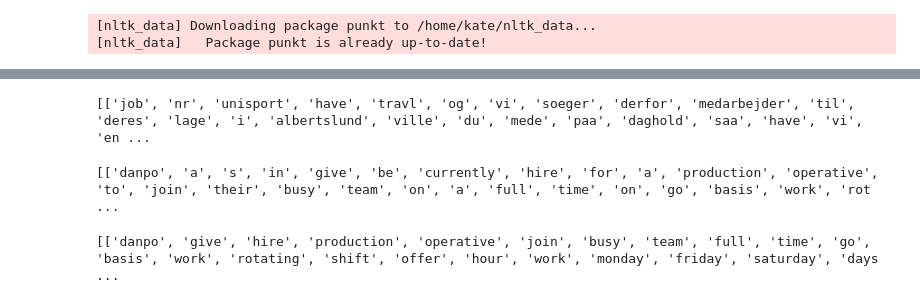
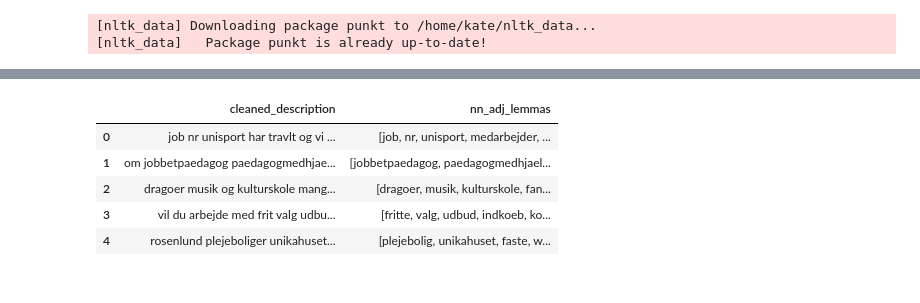
Before and after one commit to centre-for-humanities-computing/jobnet, a Jupyter notebook: src/application/load_data.ipynb, the cells around one changed output, grey strips where cells are left out. Drawn from its saved outputs; the diff is of its cells as text; code cells hidden in the pictures.

```diff
--- a/src/application/load_data.ipynb
+++ b/src/application/load_data.ipynb
@@ -70,14 +13,0 @@ print(len(other))
-# %%
-nlp  = spacy.load("da_core_news_lg")
-
-da_lemmas = [collect_lemmas(post, nlp) for post in da_posts]
-print(da_lemmas[:2])
-# %% [output]
-[['job', 'nr', 'unisport', 'have', 'travl', 'og', 'vi', 'soeger', 'derfor', 'medarbejder', 'til', 'deres', 'lage', 'i', 'albertslund', 'ville', 'du', 'mede', 'paa', 'daghold', 'saa', 'have', 'vi', 'en ...
-# %%
-nlp  = spacy.load("en_core_web_lg")
-
-en_lemmas = [collect_lemmas(post, nlp) for post in en_posts]
-print(en_lemmas[:2])
-# %% [output]
-[['danpo', 'a', 's', 'in', 'give', 'be', 'currently', 'hire', 'for', 'a', 'production', 'operative', 'to', 'join', 'their', 'busy', 'team', 'on', 'a', 'full', 'time', 'on', 'go', 'basis', 'work', 'rot ...
@@ -92,5 +14,10 @@ da_lemmas = [rm_stops(post, da_stops) for post in da_lemmas]
-# %%
-en_lemmas = [rm_stops(post, en_stops) for post in en_lemmas]
-print(en_lemmas[:2])
-# %% [output]
-[['danpo', 'give', 'hire', 'production', 'operative', 'join', 'busy', 'team', 'full', 'time', 'go', 'basis', 'work', 'rotating', 'shift', 'offer', 'hour', 'work', 'monday', 'friday', 'saturday', 'days ...
+# %%
+df = pd.read_pickle('../../data/pkl/dataset.pkl')
+df.head()
+# %% [output]
+|  | cleaned_description | nn_adj_lemmas |
+| 0 | job nr unisport har travlt og vi ... | [job, nr, unisport, medarbejder, ... |
+| 1 | om jobbetpaedagog paedagogmedhjae... | [jobbetpaedagog, paedagogmedhjael... |
+| 2 | dragoer musik og kulturskole mang... | [dragoer, musik, kulturskole, fan... |
+| 3 | vil du arbejde med frit valg udbu... | [fritte, valg, udbud, indkoeb, ko... |
+| 4 | rosenlund plejeboliger unikahuset... | [plejebolig, unikahuset, faste, w... |
```
Also changed, not shown: parts of 19 cells of this notebook, 6 other files.
